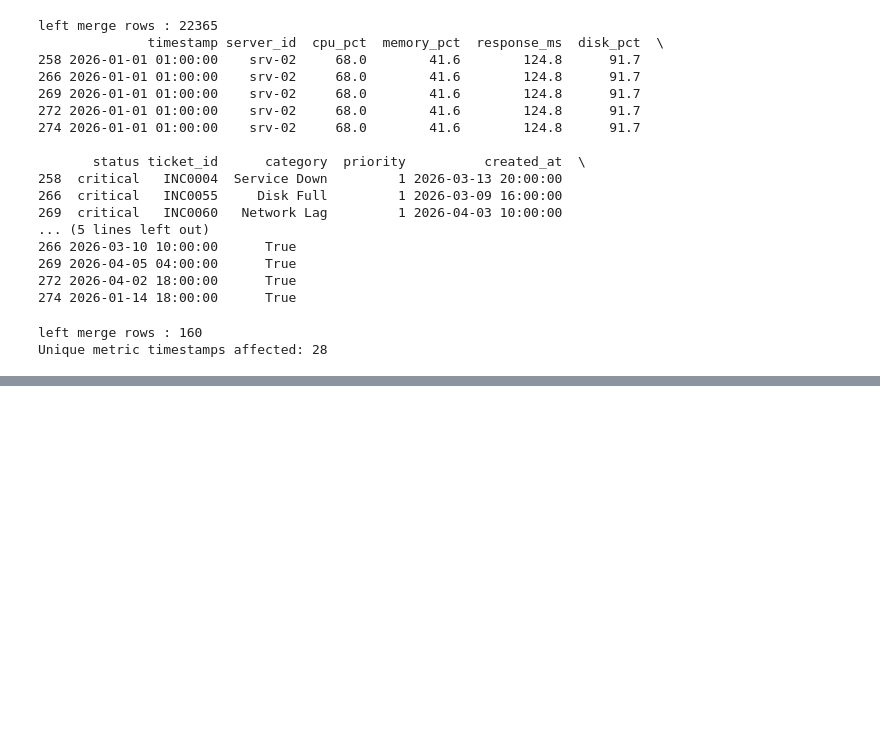
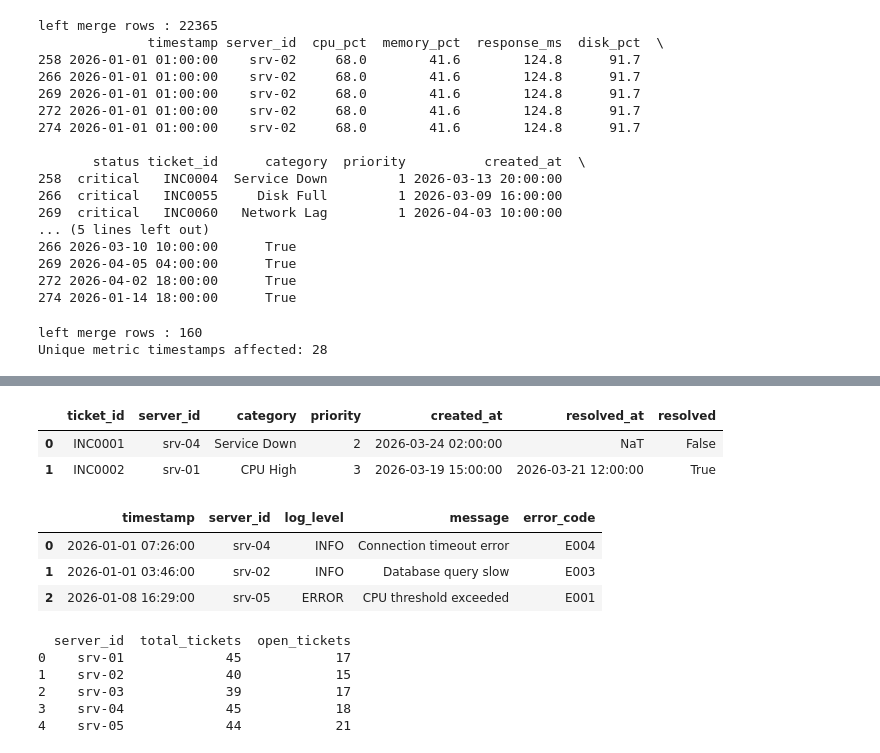
Before and after one commit to raviadapa-ai/python-for-ai-ml, a Jupyter notebook: 3-pandas/6-pandas-merge-join.ipynb, the cells around one changed output, grey strips where cells are left out. Drawn from its saved outputs; the diff is of its cells as text; code cells hidden in the pictures; blank space fills up the shorter version.

```diff
--- a/3-pandas/6-pandas-merge-join.ipynb
+++ b/3-pandas/6-pandas-merge-join.ipynb
@@ -530,0 +546,26 @@ Unique metric timestamps affected: 28
+# %%
+df_tickets.head(2)
+# %% [output]
+|  | ticket_id | server_id | category | priority | created_at | resolved_at | resolved |
+| 0 | INC0001 | srv-04 | Service Down | 2 | 2026-03-24 02:00:00 | NaT | False |
+| 1 | INC0002 | srv-01 | CPU High | 3 | 2026-03-19 15:00:00 | 2026-03-21 12:00:00 | True |
+# %%
+df_logs.head(3)
+# %% [output]
+|  | timestamp | server_id | log_level | message | error_code |
+| 0 | 2026-01-01 07:26:00 | srv-04 | INFO | Connection timeout error | E004 |
+| 1 | 2026-01-01 03:46:00 | srv-02 | INFO | Database query slow | E003 |
+| 2 | 2026-01-08 16:29:00 | srv-05 | ERROR | CPU threshold exceeded | E001 |
+# %%
+ticket_agg = df_tickets.groupby("server_id").agg(
+    total_tickets = ("ticket_id", "count"),
+    open_tickets = ("resolved", lambda x: (x== False).sum())
+).reset_index()
+print(ticket_agg)
+# %% [output]
+  server_id  total_tickets  open_tickets
+0    srv-01             45            17
+1    srv-02             40            15
+2    srv-03             39            17
+3    srv-04             45            18
+4    srv-05             44            21
```
Also changed, not shown: parts of 6 cells of this notebook.
